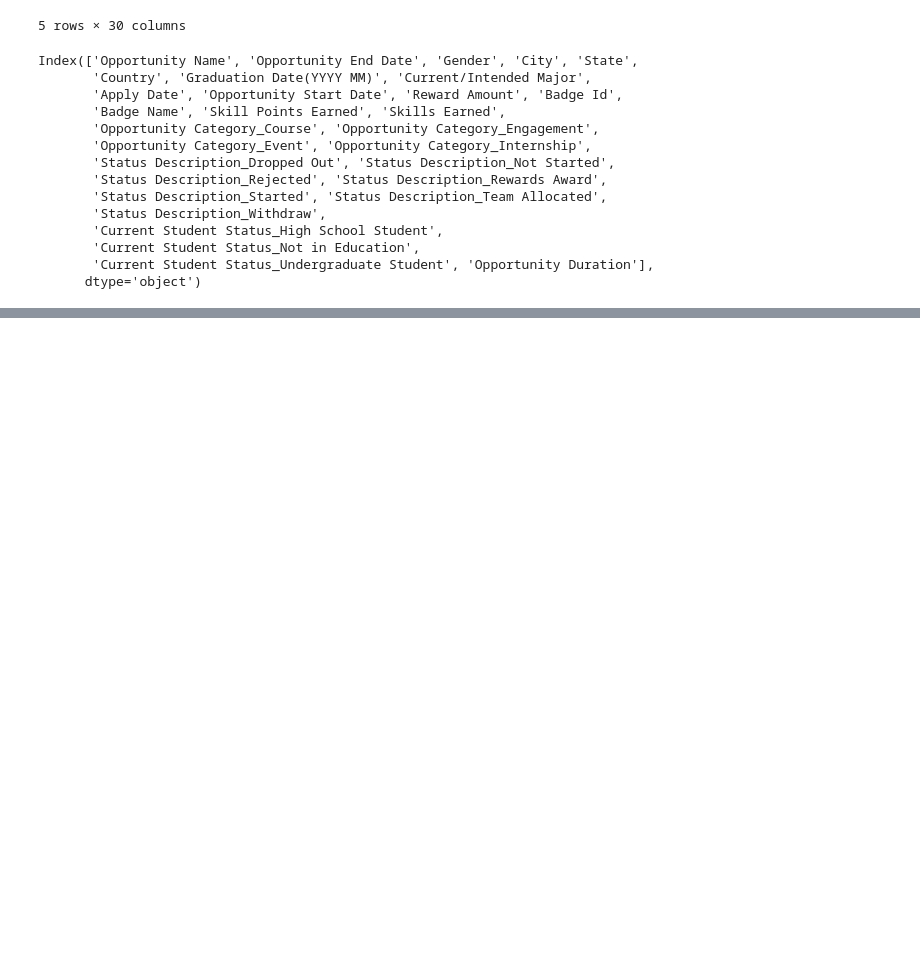
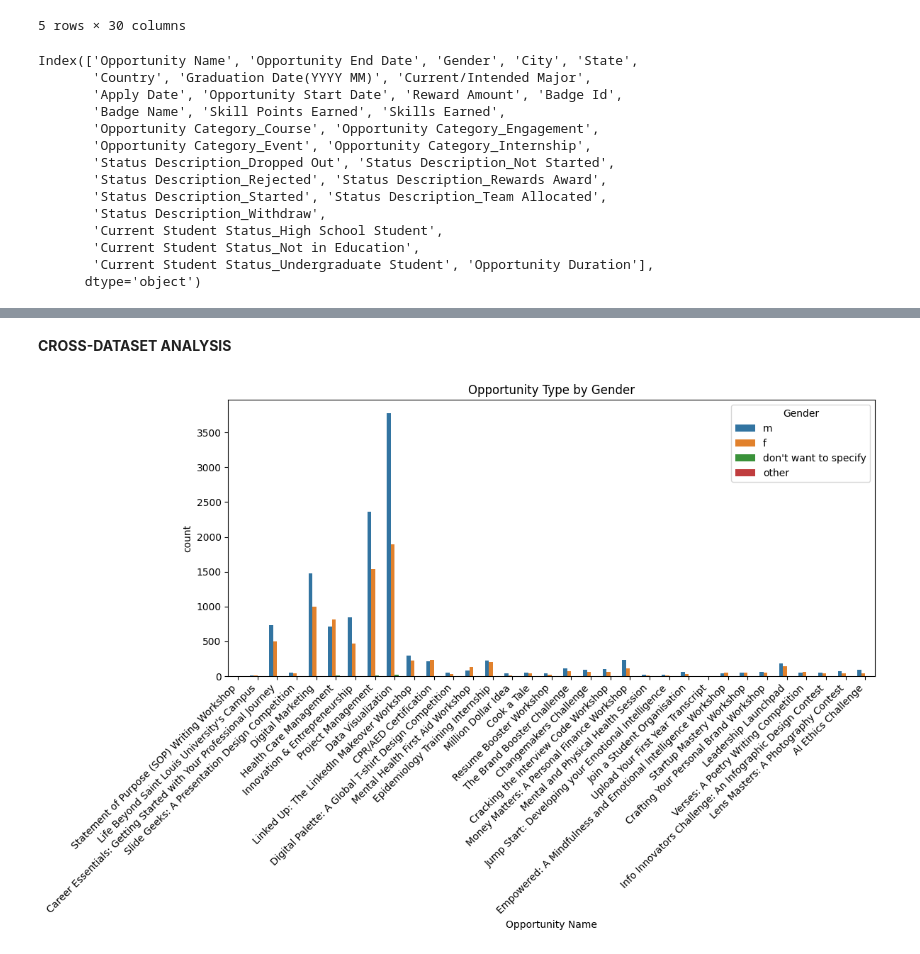
Before and after one commit to srijapamu25/Project-2, a Jupyter notebook: Data_Preprocessing_&_trend_analysis(Opportunity_data).ipynb, the cells around one changed output, grey strips where cells are left out. Cells and saved outputs as stored; diff of their text form; code cells hidden in the pictures; blank space fills up the shorter version.

```diff
--- a/Data_Preprocessing_&_trend_analysis(Opportunity_data).ipynb
+++ b/Data_Preprocessing_&_trend_analysis(Opportunity_data).ipynb
@@ -222,0 +260,12 @@ sns.set(style="whitegrid")
+# %% [markdown]
+**CROSS-DATASET ANALYSIS**
+# %%
+# 1. Demographics and Opportunity Type
+plt.figure(figsize=(12, 8))
+sns.countplot(x='Opportunity Name', hue='Gender', data=df)
+plt.title('Opportunity Type by Gender')
+plt.xticks(rotation=45, ha='right')
+plt.tight_layout()
+plt.show()
+# %% [output]
+[figure, added]
```
Also changed, not shown: parts of 3 cells of this notebook.
